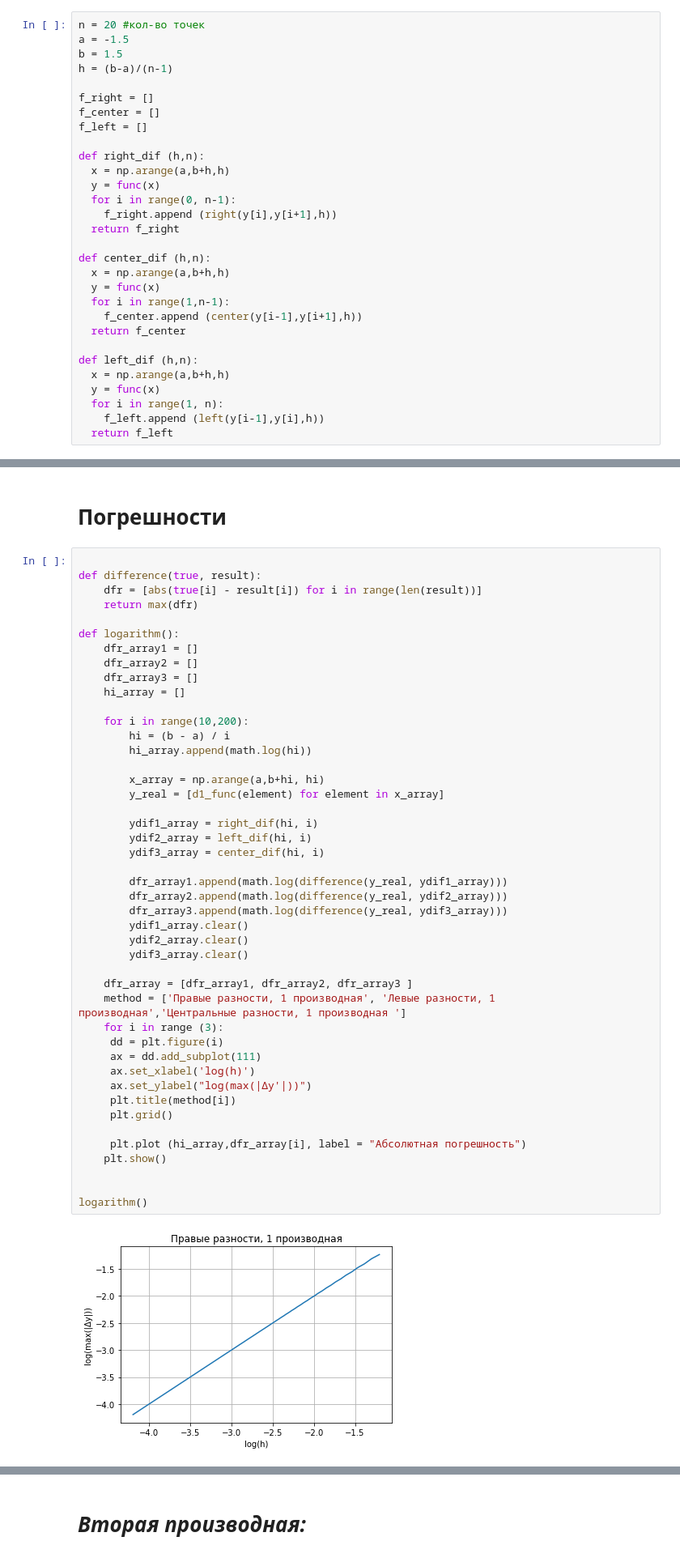
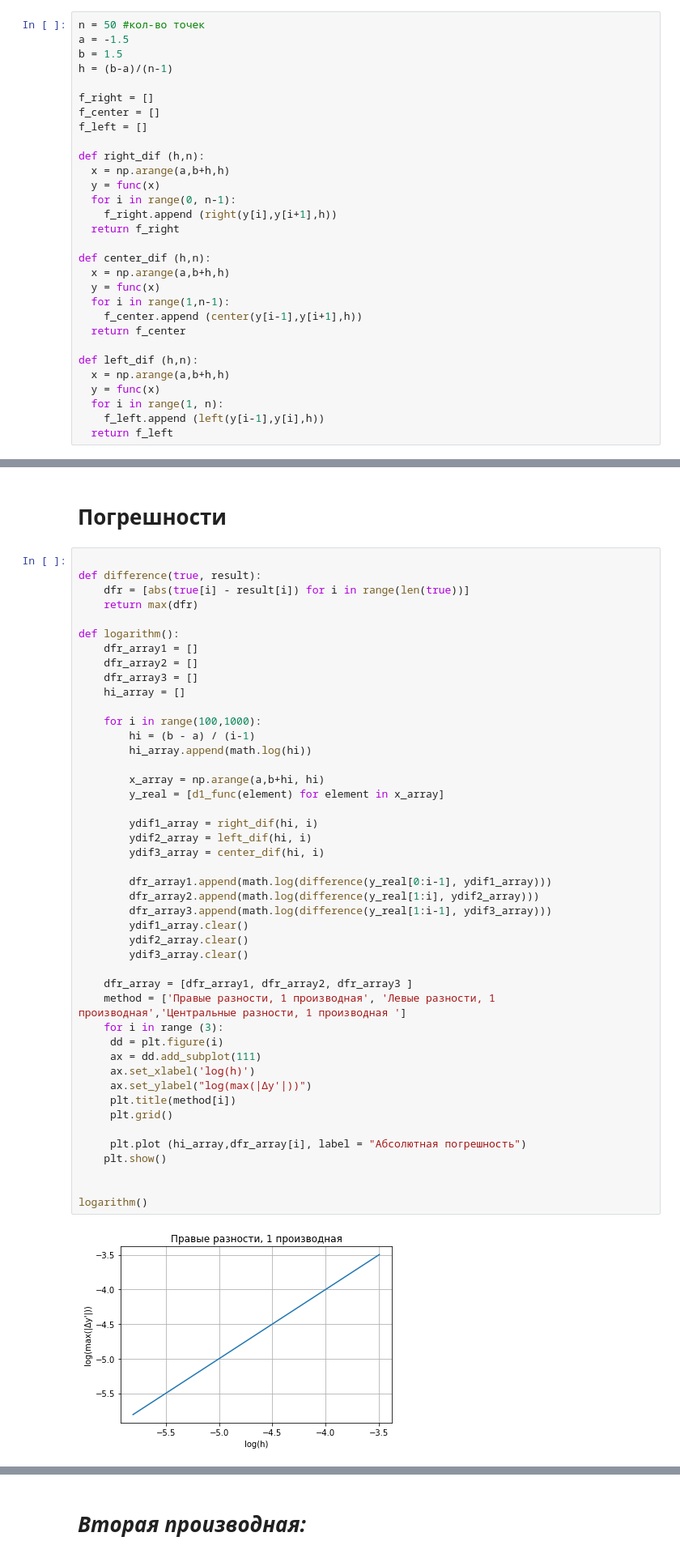
Before and after one commit to mainarel/-Numerical_methods, a Jupyter notebook: Lab2.ipynb, the cells around one changed output, grey strips where cells are left out. Shown at 81% size. Cells and saved outputs as stored; diff of their text form.

```diff
--- a/Lab2.ipynb
+++ b/Lab2.ipynb
@@ -23,7 +25,7 @@ def left(prev, current, h):
 # %% [markdown]
 # *Вычисление производных:*
 # %%
-n = 20 #кол-во точек
+n = 50 #кол-во точек
 a = -1.5
 b = 1.5
 h = (b-a)/(n-1)
@@ -91,7 +92,7 @@ plt.show()
 # %%
 
 def difference(true, result):
-    dfr = [abs(true[i] - result[i]) for i in range(len(result))]
+    dfr = [abs(true[i] - result[i]) for i in range(len(true))]
     return max(dfr)
 
 def logarithm():
@@ -100,38 +101,38 @@ def logarithm():
     dfr_array3 = []
     hi_array = []
 
-    for i in range(10,200):
-        hi = (b - a) / i
+    for i in range(100,1000):
+        hi = (b - a) / (i-1)
         hi_array.append(math.log(hi))
 
         x_array = np.arange(a,b+hi, hi)
         y_real = [d1_func(element) for element in x_array]
 
         ydif1_array = right_dif(hi, i)
         ydif2_array = left_dif(hi, i)
         ydif3_array = center_dif(hi, i)
 
-        dfr_array1.append(math.log(difference(y_real, ydif1_array)))
-        dfr_array2.append(math.log(difference(y_real, ydif2_array)))
-        dfr_array3.append(math.log(difference(y_real, ydif3_array)))
+        dfr_array1.append(math.log(difference(y_real[0:i-1], ydif1_array)))
+        dfr_array2.append(math.log(difference(y_real[1:i], ydif2_array)))
+        dfr_array3.append(math.log(difference(y_real[1:i-1], ydif3_array)))
         ydif1_array.clear()
         ydif2_array.clear()
         ydif3_array.clear()
 
     dfr_array = [dfr_array1, dfr_array2, dfr_array3 ]
     method = ['Правые разности, 1 производная', 'Левые разности, 1 производная','Центральные разности, 1 производная ']
     for i in range (3):
      dd = plt.figure(i)
      ax = dd.add_subplot(111)
      ax.set_xlabel('log(h)')
      ax.set_ylabel("log(max(|Δy'|))")
      plt.title(method[i])
      plt.grid()
 
      plt.plot (hi_array,dfr_array[i], label = "Абсолютная погрешность")
     plt.show()
 
 
 logarithm()
 # %% [output]
-[figure, old version]
+[figure, new version]
```
Also changed, not shown: parts of 7 cells of this notebook.
